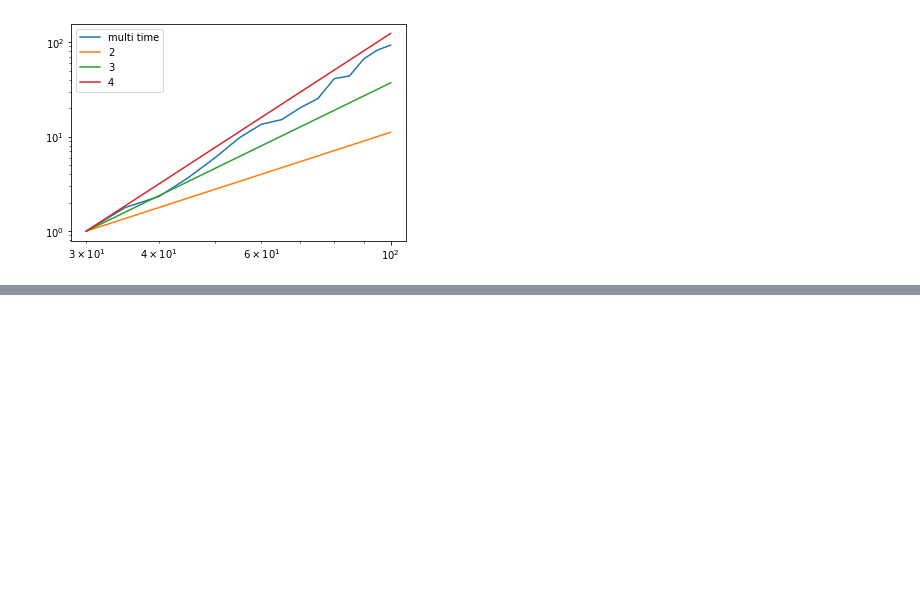
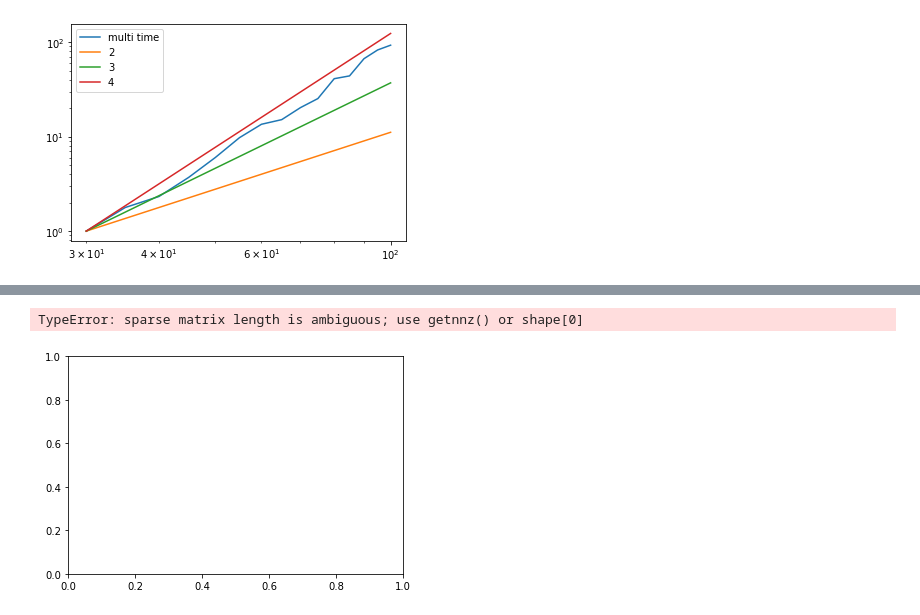
Before and after one commit to Noskario/github-upload, a Jupyter notebook: vizualisation_helper.ipynb, the cells around one changed output, grey strips where cells are left out. Saved outputs shown, nothing was run; the diff lists cells and outputs as text; code cells hidden in the pictures; blank space fills up the shorter version.

```diff
--- a/vizualisation_helper.ipynb
+++ b/vizualisation_helper.ipynb
@@ -388,0 +552,5 @@ g50=square_graph.SquareWilson(50,standardweights=False)
+# %%
+plt.hist(csc_matrix([[1., 0.], [1., 2.]]),10)
+# %% [output]
+TypeError: sparse matrix length is ambiguous; use getnnz() or shape[0]
+[figure, added]
```
Also changed, not shown: parts of 62 cells of this notebook, 2 other files.
